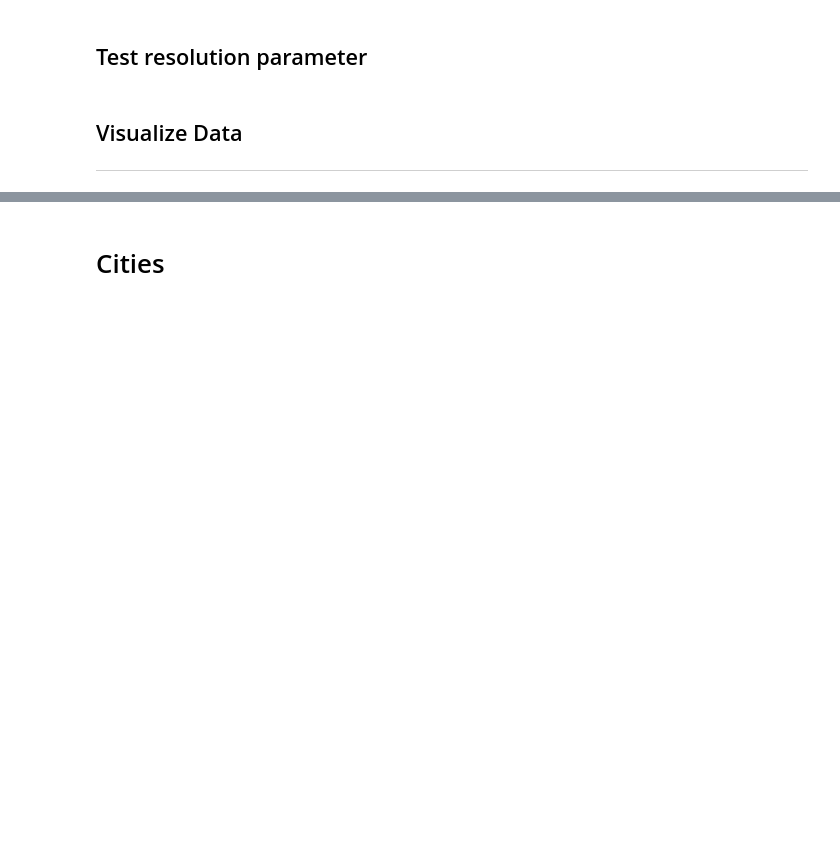
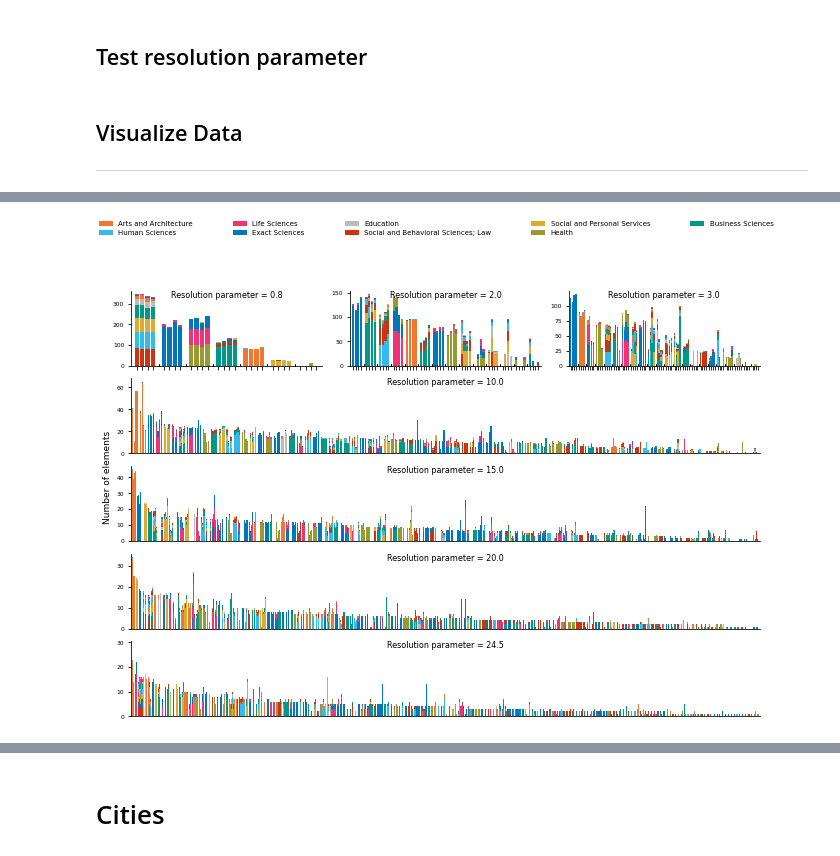
Before and after one commit to bernardo-silva/NetworkScienceProject, a Jupyter notebook: modularity_communities.ipynb, the cells around one changed output, grey strips where cells are left out. Drawn from its saved outputs; the diff is of its cells as text; code cells hidden in the pictures; blank space fills up the shorter version.

```diff
--- a/modularity_communities.ipynb
+++ b/modularity_communities.ipynb
@@ -335,0 +364,90 @@ plt.savefig("comm.pdf")
+# %%
+colors = ['#BBBBBB', '#EE7732', '#33BBEE', '#CC3311', '#009988', '#EE3377',  '#0077BB','#DDAA33', '#999933']
+areas  = ['Educação', 'Artes e Arquitetura',
+          'Humanidades', 'Direito, Ciências Sociais e do Comportamento', 'Ciências Empresariais',
+          'Ciências da Vida', 'Ciências Exatas', 'Serviços Sociais e Pessoais', 'Saúde']
+areas_en  = ['Education', 'Arts and Architecture',
+          'Human Sciences', 'Social and Behavioral Sciences; Law', 'Business Sciences',
+          'Life Sciences', 'Exact Sciences', 'Social and Personal Services', 'Health']
+areas_en=dict(zip(areas,areas_en))
+area_colors = dict(zip(areas,colors))
+
+plt.rcParams.update({'font.size': 9})
+
+x0 = 0
+
+
+mosaic = """
+ABC
+DDD
+EEE
+FFF
+GGG
+"""
+cm = 1/2.54
+fig = plt.figure(constrained_layout=False, figsize=(23.5*cm,17.8*cm))
+ax_dict = fig.subplot_mosaic(mosaic)
+
+for ax,resolution_index in zip(ax_dict.values(),[4,7,9,23,33,43,52]):
+    areas_in_comm = []
+    for n, G in enumerate(networks):
+        comm = [[G.nodes[y]["area"] for y in x] for x in communities_by_resolution[str(G.graph["year"])][resolution_index]]
+        areas_in_comm.append([{area: a.count(area) for area in list(set(a))} for a in comm])
+
+    max_idx = areas_in_comm.index(max(areas_in_comm, key = len))
+    max_comms = max(areas_in_comm, key = len)
+    max_comms_enum = list(enumerate(max_comms))
+
+    for i in range(0,4):
+        if i == max_idx:
+            areas_in_comm[i] = max_comms_enum
+            continue
+        areas_in_comm[i] = enumerate_simmilarity(areas_in_comm[i], max_comms)
+
+    for n, (G,areas_year) in enumerate(zip(networks,areas_in_comm)):
+        y_offset = 0
+        for i,area in areas_year:
+            y_offset = 0
+            parts = list(area.items())
+            parts.sort(reverse=True,key = lambda x: x[1])
+            for j,(a,count) in enumerate(parts):
+                ax.bar(x0 + i*5+n,count,bottom=y_offset,color=area_colors[a],label=areas_en[a])
+                y_offset += count
+
+    if resolution_index < 10:
+        years = list(range(18,22))*len(max_comms)
+        idx = [x0 + i*5 + j for i in range(len(max_comms)) for j in range(4)]
+        idx_minor = [x0 + i*5 + 4 for i in range(len(max_comms)-1) for j in range(4)]
+        ax.set_xticks(idx_minor,minor=True)
+        ax.set_xticks(idx,minor=False)
+        ax.tick_params(which="minor",axis="x",direction="in")
+        ax.set_xticklabels([""]*len(idx), rotation=65, fontdict={"fontsize":6})
+    else:
+        years = list(range(18,22))*len(max_comms)
+        idx = [x0 + i*5 + j for i in range(len(max_comms)) for j in range(4)]
+        idx_minor = [x0 + i*5 + 4 for i in range(len(max_comms)-1) for j in range(4)]
+        ax.set_xticks([],minor=False)
+        ax.set_xticklabels([], rotation=65, fontdict={"fontsize":6})
+
+
+    ax.set(xlim=(-1,idx[-1]+1))
+    ax.spines['right'].set_visible(False)
+    ax.spines['top'].set_visible(False)
+
+
+    ax.text(0.5,1,f"Resolution parameter = {resolutions[resolution_index]:.1f}", fontsize=8,transform=ax.transAxes,va="top",ha="center")
+
+# axes[1].set_ylabel(f"Number of elements", fontdict={"fontsize":8})
+fig.text(0.0, 0.50, 'Number of elements', va='center',ha='left',rotation=90)
+handles, labels = plt.gca().get_legend_handles_labels()
+by_label = dict(zip(labels, handles))
+
+fig.legend(by_label.values(), by_label.keys(), ncol = 5,loc="upper left", #bbox_to_anchor=(0,1.1),
+            fontsize=7, markerfirst=True, frameon=False,  borderaxespad=0,mode="expand")
+
+plt.tight_layout()
+plt.subplots_adjust(top=0.87)
+plt.savefig("images/modularity_communities_by_field_extra.pdf",orientation='landscape')
+# plt.savefig("comm.jpeg",dpi=200)
+# %% [output]
+[figure, added]
```
Also changed, not shown: parts of 8 cells of this notebook, 11 other files.
